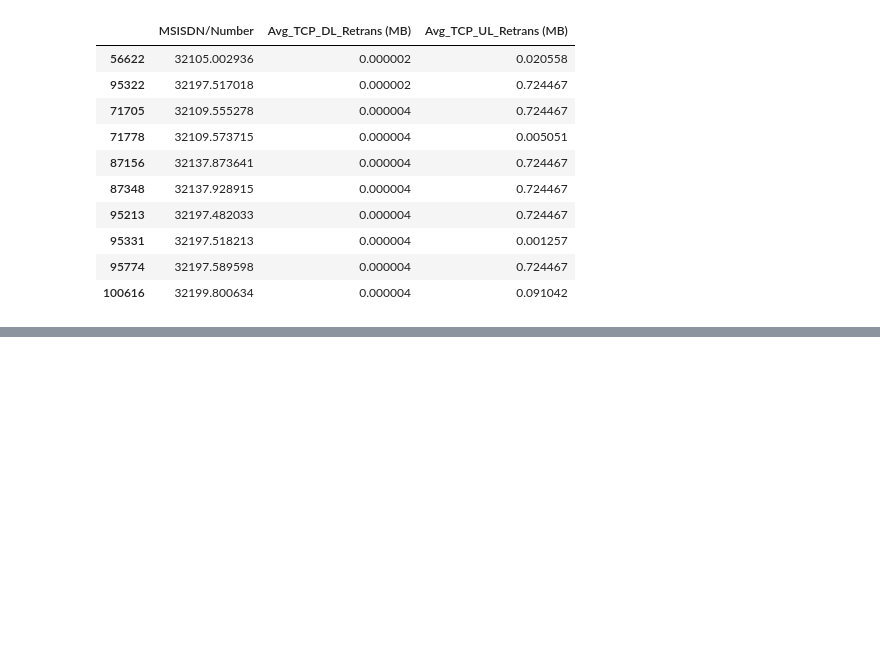
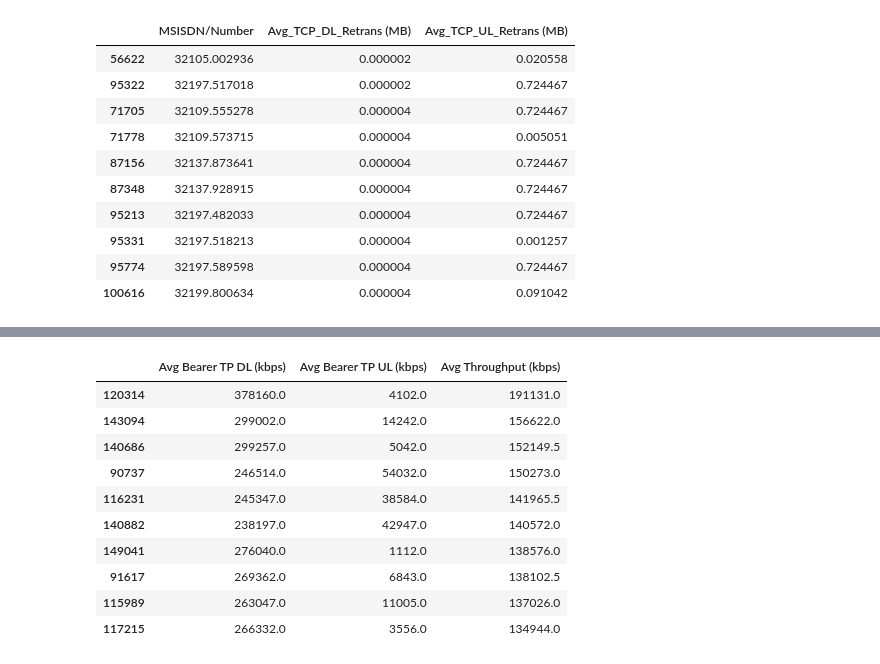
Before and after one commit to biniyam69/telecom, a Jupyter notebook: notebooks/Task4.ipynb, the cells around one changed output, grey strips where cells are left out. Cells and saved outputs as stored; diff of their text form; code cells hidden in the pictures; blank space fills up the shorter version.

```diff
--- a/notebooks/Task4.ipynb
+++ b/notebooks/Task4.ipynb
@@ -233,0 +264,15 @@ bottom_10_tcp
+# %%
+top_10_throughput = throughput_df.nlargest(10, 'Avg Throughput (kbps)')
+top_10_throughput
+# %% [output]
+|  | Avg Bearer TP DL (kbps) | Avg Bearer TP UL (kbps) | Avg Throughput (kbps) |
+| 120314 | 378160.0 | 4102.0 | 191131.0 |
+| 143094 | 299002.0 | 14242.0 | 156622.0 |
+| 140686 | 299257.0 | 5042.0 | 152149.5 |
+| 90737 | 246514.0 | 54032.0 | 150273.0 |
+| 116231 | 245347.0 | 38584.0 | 141965.5 |
+| 140882 | 238197.0 | 42947.0 | 140572.0 |
+| 149041 | 276040.0 | 1112.0 | 138576.0 |
+| 91617 | 269362.0 | 6843.0 | 138102.5 |
+| 115989 | 263047.0 | 11005.0 | 137026.0 |
+| 117215 | 266332.0 | 3556.0 | 134944.0 |
```
Also changed, not shown: parts of 3 cells of this notebook.
